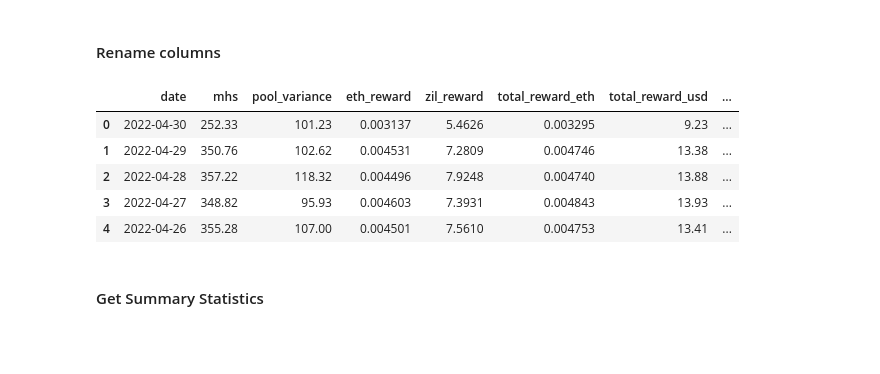
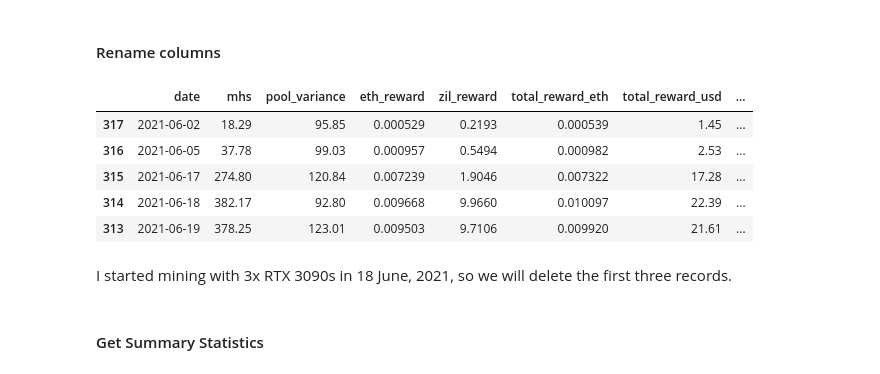
Before and after one commit to luckyp71/eth_mining_reward_rtx3090s, a Jupyter notebook: eth_mining_reward_rtx3090s.ipynb, the cells around one changed output. Saved outputs shown, nothing was run; the diff lists cells and outputs as text; code cells hidden in the pictures; blank space fills up the shorter version.

```diff
--- a/eth_mining_reward_rtx3090s.ipynb
+++ b/eth_mining_reward_rtx3090s.ipynb
@@ -13,7 +13,7 @@ warnings.filterwarnings('ignore')
 # %% [markdown]
 ### Load Data
 # %%
-df = pd.read_csv('./input/jan_april_mining_reward.csv')
+df = pd.read_csv('./input/jun21_apr22_reward.csv')
 # %% [markdown]
 ### Exploratory Data Analysis
 # %% [markdown]
@@ -60,11 +51,13 @@ df['year'] = df['date'].dt.year
 df['month'] = df['date'].dt.month
 df['day'] = df['date'].dt.day
 # %%
-df.head()
+df.sort_values(by='date').head()
 # %% [output]
 |  | date | mhs | pool_variance | eth_reward | zil_reward | total_reward_eth | total_reward_usd | ... |
-| 0 | 2022-04-30 | 252.33 | 101.23 | 0.003137 | 5.4626 | 0.003295 | 9.23 | ... |
-| 1 | 2022-04-29 | 350.76 | 102.62 | 0.004531 | 7.2809 | 0.004746 | 13.38 | ... |
-| 2 | 2022-04-28 | 357.22 | 118.32 | 0.004496 | 7.9248 | 0.004740 | 13.88 | ... |
-| 3 | 2022-04-27 | 348.82 | 95.93 | 0.004603 | 7.3931 | 0.004843 | 13.93 | ... |
-| 4 | 2022-04-26 | 355.28 | 107.00 | 0.004501 | 7.5610 | 0.004753 | 13.41 | ... |
+| 317 | 2021-06-02 | 18.29 | 95.85 | 0.000529 | 0.2193 | 0.000539 | 1.45 | ... |
+| 316 | 2021-06-05 | 37.78 | 99.03 | 0.000957 | 0.5494 | 0.000982 | 2.53 | ... |
+| 315 | 2021-06-17 | 274.80 | 120.84 | 0.007239 | 1.9046 | 0.007322 | 17.28 | ... |
+| 314 | 2021-06-18 | 382.17 | 92.80 | 0.009668 | 9.9660 | 0.010097 | 22.39 | ... |
+| 313 | 2021-06-19 | 378.25 | 123.01 | 0.009503 | 9.7106 | 0.009920 | 21.61 | ... |
+# %% [markdown]
+I started mining with 3x RTX 3090s in 18 June, 2021, so we will delete the first three records.
```
Also changed, not shown: parts of 32 cells of this notebook, 2 other files.
